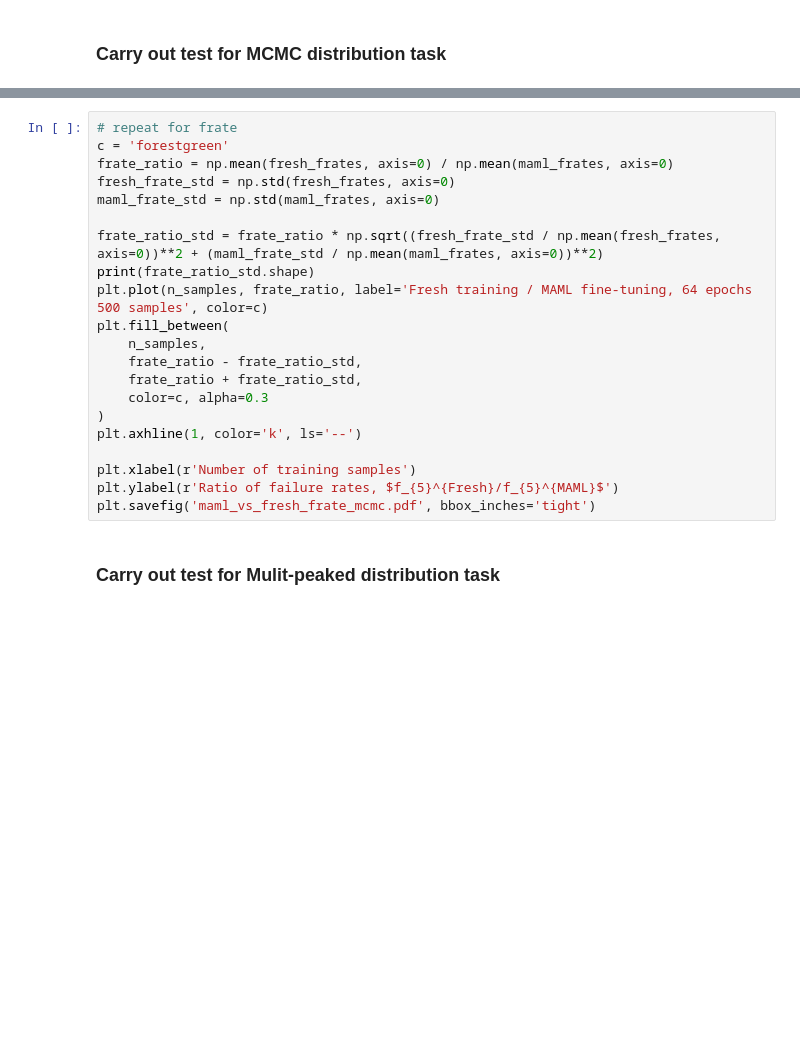
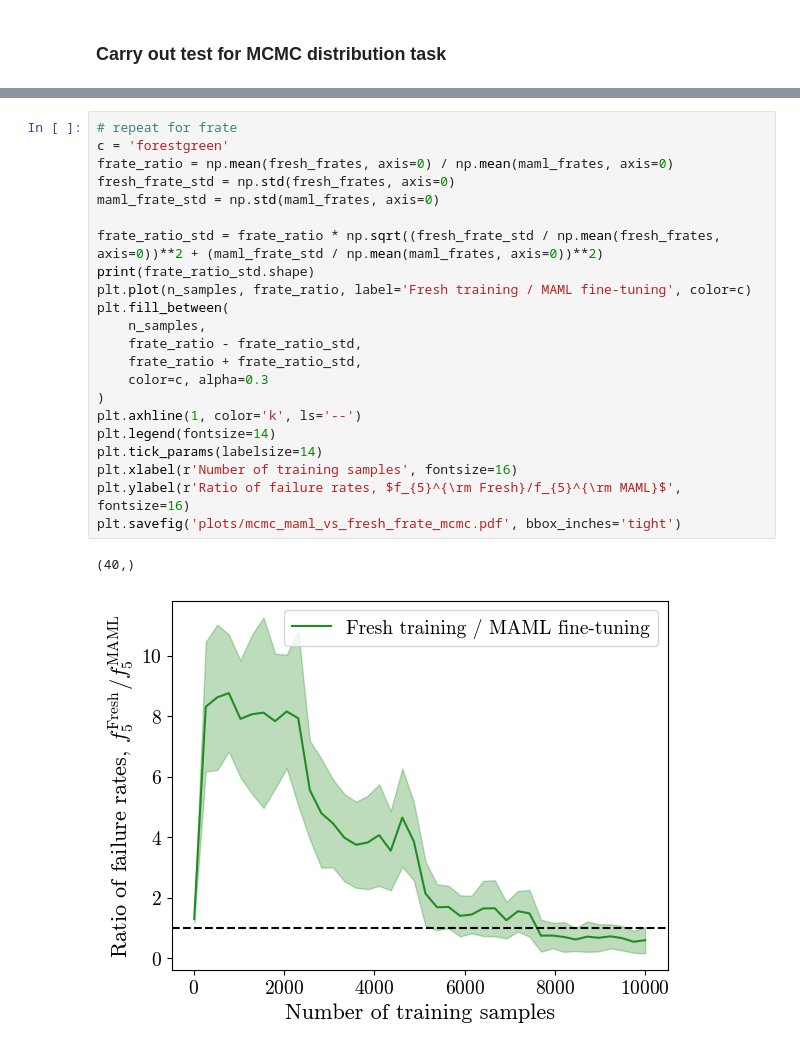
Before and after one commit to CMacM/CosyMAML, a Jupyter notebook: PLOTTING_compare_untrained.ipynb, the cells around one changed output, grey strips where cells are left out. Drawn from its saved outputs; the diff is of its cells as text; blank space fills up the shorter version.

```diff
--- a/PLOTTING_compare_untrained.ipynb
+++ b/PLOTTING_compare_untrained.ipynb
@@ -298,23 +87,25 @@ plt.savefig('maml_vs_fresh_mape_mcmc.pdf', bbox_inches='tight')
 # %%
 # repeat for frate
 c = 'forestgreen'
 frate_ratio = np.mean(fresh_frates, axis=0) / np.mean(maml_frates, axis=0)
 fresh_frate_std = np.std(fresh_frates, axis=0)
 maml_frate_std = np.std(maml_frates, axis=0)
 
 frate_ratio_std = frate_ratio * np.sqrt((fresh_frate_std / np.mean(fresh_frates, axis=0))**2 + (maml_frate_std / np.mean(maml_frates, axis=0))**2)
 print(frate_ratio_std.shape)
-plt.plot(n_samples, frate_ratio, label='Fresh training / MAML fine-tuning, 64 epochs 500 samples', color=c)
+plt.plot(n_samples, frate_ratio, label='Fresh training / MAML fine-tuning', color=c)
 plt.fill_between(
     n_samples,
     frate_ratio - frate_ratio_std,
     frate_ratio + frate_ratio_std,
     color=c, alpha=0.3
 )
 plt.axhline(1, color='k', ls='--')
-
-plt.xlabel(r'Number of training samples')
-plt.ylabel(r'Ratio of failure rates, $f_{5}^{Fresh}/f_{5}^{MAML}$')
-plt.savefig('maml_vs_fresh_frate_mcmc.pdf', bbox_inches='tight')
+plt.legend(fontsize=14)
+plt.tick_params(labelsize=14)
+plt.xlabel(r'Number of training samples', fontsize=16)
+plt.ylabel(r'Ratio of failure rates, $f_{5}^{\rm Fresh}/f_{5}^{\rm MAML}$', fontsize=16)
+plt.savefig('plots/mcmc_maml_vs_fresh_frate_mcmc.pdf', bbox_inches='tight')
+# %% [output]
+(40,)
+[figure, added]
-# %% [markdown]
-### Carry out test for Mulit-peaked distribution task
```
Also changed, not shown: parts of 15 cells of this notebook, 10 other files.
